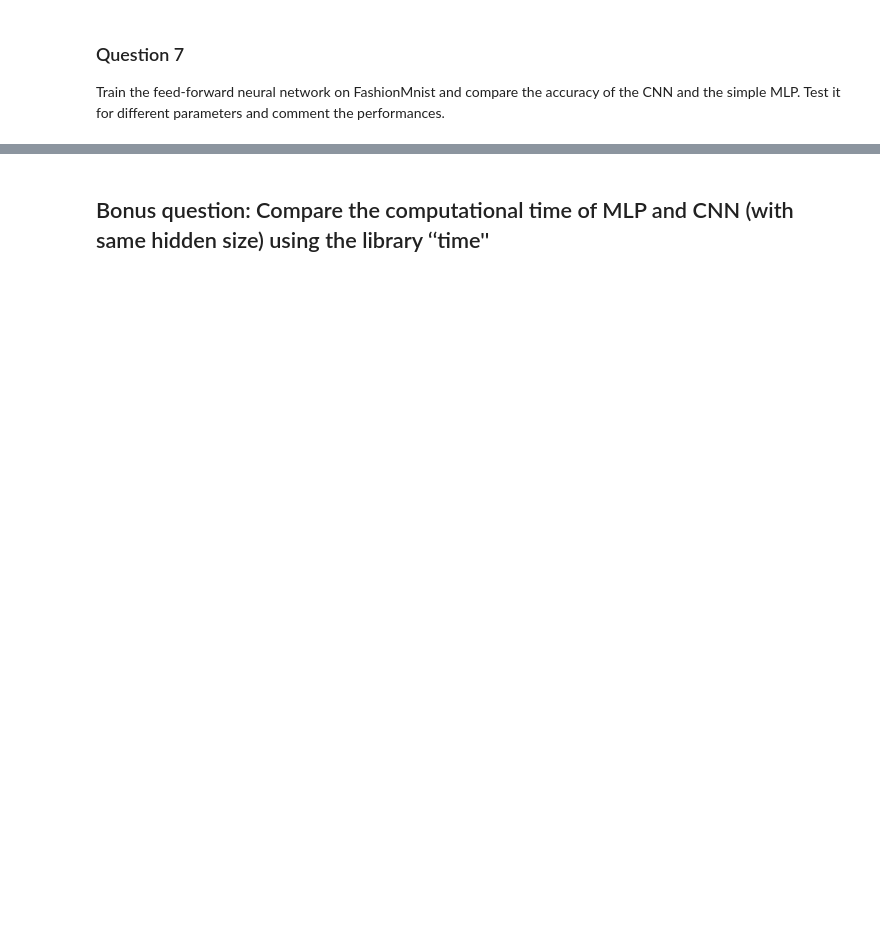
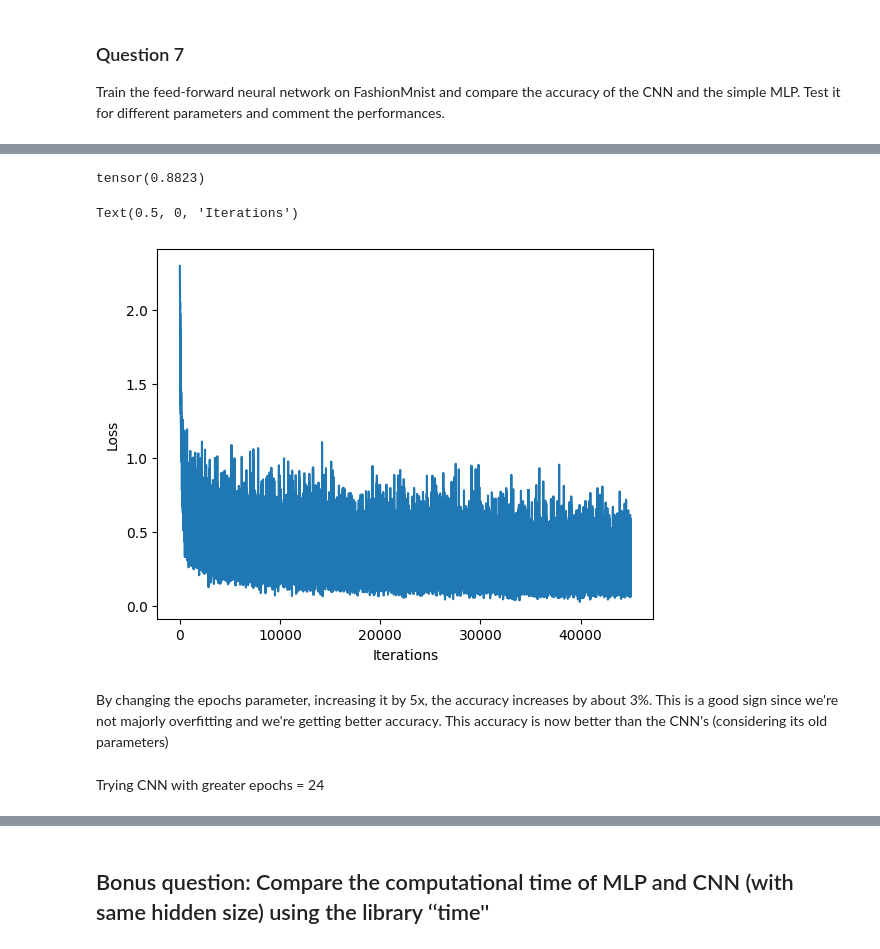
Before and after one commit to shreykharbanda31/Fundamentals-of-Machine-Learning-S24, a Jupyter notebook: tp_cnn_student_shrey.ipynb, the cells around one changed output, grey strips where cells are left out. Drawn from its saved outputs; the diff is of its cells as text; code cells hidden in the pictures; blank space fills up the shorter version.

```diff
--- a/tp_cnn_student_shrey.ipynb
+++ b/tp_cnn_student_shrey.ipynb
@@ -212,0 +386,38 @@ tensor(0.8698)
+# %%
+from torch.nn.functional import nll_loss, cross_entropy
+import torch.optim as optim
+
+epochs = 24
+mlp = MLP()
+print(mlp.parameters)
+
+
+# it's a popular algo, gradient descent for nn
+optimizer_mlp = optim.Adam(mlp.parameters(), lr=learning_rate)
+
+# Choice of the loss
+criterion = cross_entropy # nll_loss
+
+losses_mlp = []
+for t in range(epochs):
+    for i, data in enumerate(trainloader):
+        inputs, labels = data
+
+        # set optimizer to zero grad to remove previous epoch gradients
+        optimizer_mlp.zero_grad()
+
+        # Evaluate the loss
+        outputs_mlp = mlp(inputs.view(inputs.size(0), -1))
+        # loss = nll_loss(outputs, labels)
+        loss = criterion(outputs_mlp, labels)
+
+        # backward propagation
+        loss.backward()
+
+        # One optimization step
+        optimizer_mlp.step()
+
+        losses_mlp.append(loss.item())
+
+        if not i % 2000:
+            print(t, i, loss.item())
@@ -212,0 +442,29 @@ tensor(0.8698)
+# %%
+size_test = test_data.data.shape[0]
+
+correct = 0
+total = 0
+for data in testloader:
+    inputs, labels = data
+    outputs_mlp = mlp(inputs.view(inputs.size(0), -1))
+    loss, predicted = torch.max(outputs_mlp.data, 1)
+    total += labels.size(0)
+    correct += (predicted == labels).sum()
+
+
+final_accuracy =  correct/total
+
+print(final_accuracy)
+# %% [output]
+tensor(0.8823)
+# %%
+plt.plot(losses_mlp)
+plt.ylabel("Loss")
+plt.xlabel("Iterations")
+# %% [output]
+Text(0.5, 0, 'Iterations')
+[figure, added]
+# %% [markdown]
+By changing the epochs parameter, increasing it by 5x, the accuracy increases by about 3%. This is a good sign since we're not majorly overfitting and we're getting better accuracy. This accuracy is now better than the CNN's (considering its old parameters)
+# %% [markdown]
+Trying CNN with greater epochs = 24
```
Also changed, not shown: parts of 23 cells of this notebook.
